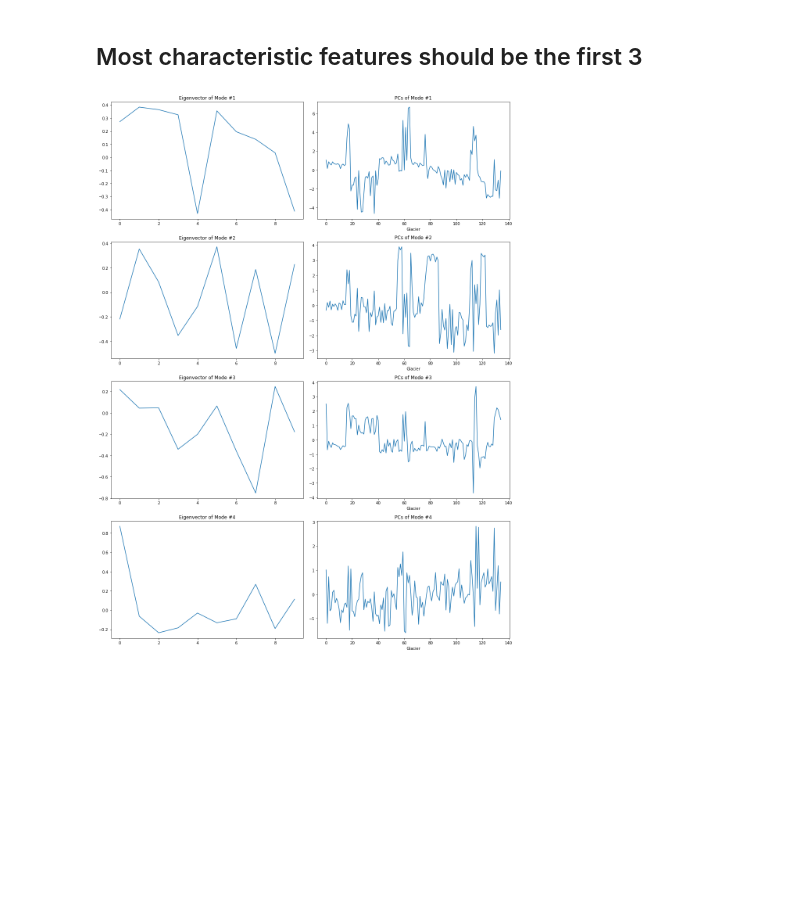
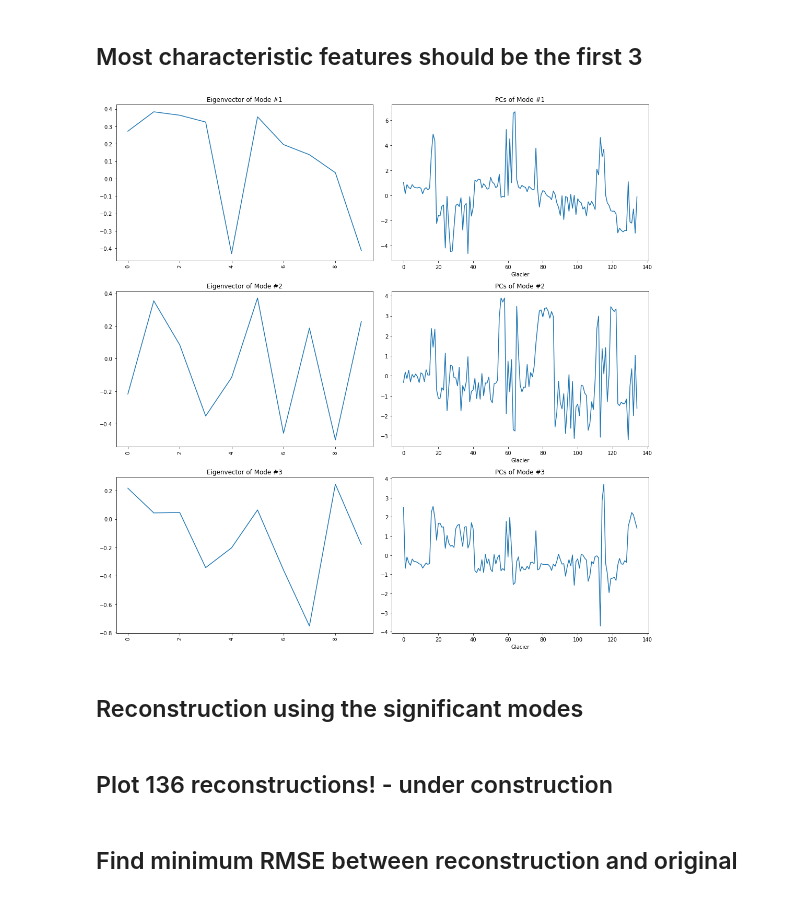
Before and after one commit to Pearl-Ayem/Geoscientific-Data-Science-and-Empirical-Modeling, a Jupyter notebook: Jan_30/Python/Glacier Mass Balance Pt.1.ipynb, the cells around one changed output. Cells and saved outputs as stored; diff of their text form; code cells hidden in the pictures; blank space fills up the shorter version.

```diff
--- a/Jan_30/Python/Glacier Mass Balance Pt.1.ipynb
+++ b/Jan_30/Python/Glacier Mass Balance Pt.1.ipynb
@@ -115,7 +117,7 @@ PCs = pca.fit_transform(data_norm)
 eigvecs = pca.components_
 fracVar = pca.explained_variance_ratio_
 
-n=4
+n=3
 print(np.sum(fracVar[:n])*100)  #sum of the first n modes = total percent variance explained by the first neigvecs
 print(np.shape(eigvecs))
 # %% [output]
@@ -173,18 +175,22 @@ Actual sizes:
 # %%
 #plot the first n modes and PCs -- choose a value of 'n' from the variance explained figure!
 
 plt.figure(figsize=(15,5*n))
 for kk in range(n):
 
     plt.subplot(n,2,kk*2+1)
+#     plt.plot(list(data_norm.columns),eigvecs[kk])
     plt.plot(eigvecs[kk])
+    plt.xticks(rotation=90)
     plt.title('Eigenvector of Mode #' + str(kk+1))
 
     plt.subplot(n,2,(kk+1)*2)
     plt.plot(PCs[:,kk])
     plt.title('PCs of Mode #' + str(kk+1))
     plt.xlabel('Glacier')
 
 plt.tight_layout()
 # %% [output]
-[figure, old version]
+[figure, new version]
+# %% [markdown]
+## Reconstruction using the significant modes
@@ -190,0 +210,4 @@ plt.tight_layout()
+# %% [markdown]
+## Plot 136 reconstructions! - under construction
+# %% [markdown]
+## Find minimum RMSE between reconstruction and original
```
Also changed, not shown: parts of 6 cells of this notebook.
